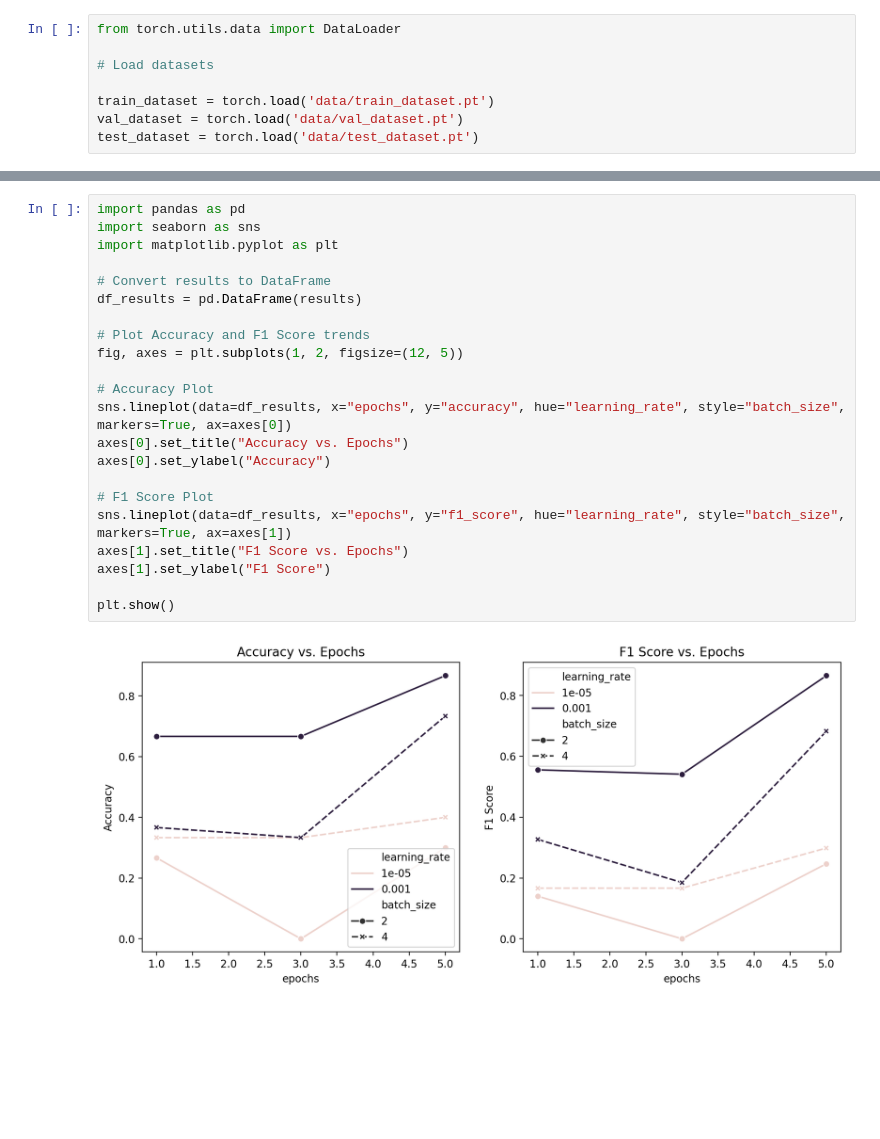
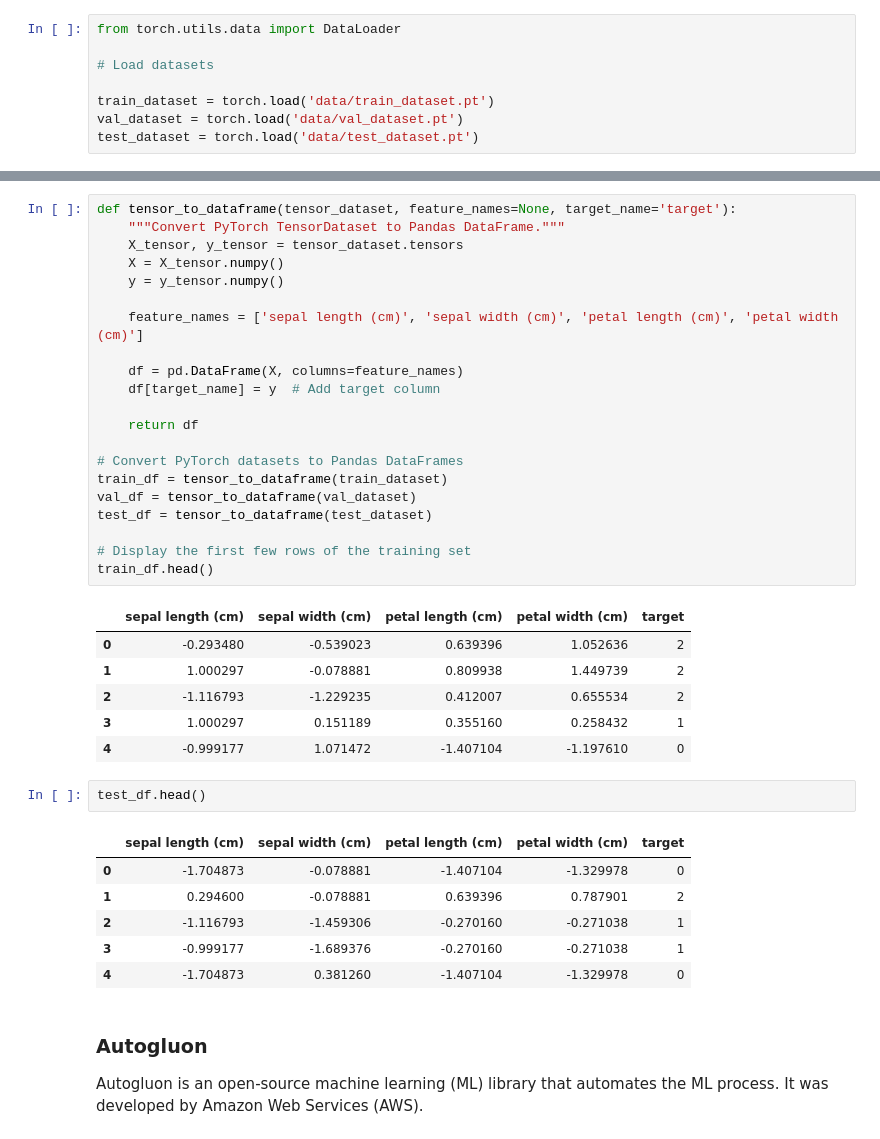
Before and after one commit to Soham-Gaonkar/STTAI-Assignment6-Reproducibility-and-HPO, a Jupyter notebook: section2.ipynb, the cells around one changed output, grey strips where cells are left out. Drawn from its saved outputs; the diff is of its cells as text; blank space fills up the shorter version.

```diff
--- a/section2.ipynb
+++ b/section2.ipynb
@@ -201,25 +65,42 @@ Test Accuracy: 0.3000, F1 Score: 0.2470
-# %%
-import pandas as pd
-import seaborn as sns
-import matplotlib.pyplot as plt
-
-# Convert results to DataFrame
-df_results = pd.DataFrame(results)
-
-# Plot Accuracy and F1 Score trends
-fig, axes = plt.subplots(1, 2, figsize=(12, 5))
-
-# Accuracy Plot
-sns.lineplot(data=df_results, x="epochs", y="accuracy", hue="learning_rate", style="batch_size", markers=True, ax=axes[0])
-axes[0].set_title("Accuracy vs. Epochs")
-axes[0].set_ylabel("Accuracy")
-
-# F1 Score Plot
-sns.lineplot(data=df_results, x="epochs", y="f1_score", hue="learning_rate", style="batch_size", markers=True, ax=axes[1])
-axes[1].set_title("F1 Score vs. Epochs")
-axes[1].set_ylabel("F1 Score")
-
-plt.show()
-# %% [output]
-[figure, removed]
+# %%
+def tensor_to_dataframe(tensor_dataset, feature_names=None, target_name='target'):
+    """Convert PyTorch TensorDataset to Pandas DataFrame."""
+    X_tensor, y_tensor = tensor_dataset.tensors
+    X = X_tensor.numpy()
+    y = y_tensor.numpy()
+
+    feature_names = ['sepal length (cm)', 'sepal width (cm)', 'petal length (cm)', 'petal width (cm)']
+
+    df = pd.DataFrame(X, columns=feature_names)
+    df[target_name] = y  # Add target column
+
+    return df
+
+# Convert PyTorch datasets to Pandas DataFrames
+train_df = tensor_to_dataframe(train_dataset)
+val_df = tensor_to_dataframe(val_dataset)
+test_df = tensor_to_dataframe(test_dataset)
+
+# Display the first few rows of the training set
+train_df.head()
+# %% [output]
+|  | sepal length (cm) | sepal width (cm) | petal length (cm) | petal width (cm) | target |
+| 0 | -0.293480 | -0.539023 | 0.639396 | 1.052636 | 2 |
+| 1 | 1.000297 | -0.078881 | 0.809938 | 1.449739 | 2 |
+| 2 | -1.116793 | -1.229235 | 0.412007 | 0.655534 | 2 |
+| 3 | 1.000297 | 0.151189 | 0.355160 | 0.258432 | 1 |
+| 4 | -0.999177 | 1.071472 | -1.407104 | -1.197610 | 0 |
+# %%
+test_df.head()
+# %% [output]
+|  | sepal length (cm) | sepal width (cm) | petal length (cm) | petal width (cm) | target |
+| 0 | -1.704873 | -0.078881 | -1.407104 | -1.329978 | 0 |
+| 1 | 0.294600 | -0.078881 | 0.639396 | 0.787901 | 2 |
+| 2 | -1.116793 | -1.459306 | -0.270160 | -0.271038 | 1 |
+| 3 | -0.999177 | -1.689376 | -0.270160 | -0.271038 | 1 |
+| 4 | -1.704873 | 0.381260 | -1.407104 | -1.329978 | 0 |
+# %% [markdown]
+### Autogluon
+
+Autogluon is an open-source machine learning (ML) library that automates the ML process. It was developed by Amazon Web Services (AWS).
 # %%
```
Also changed, not shown: parts of 20 cells of this notebook, 15 other files.
